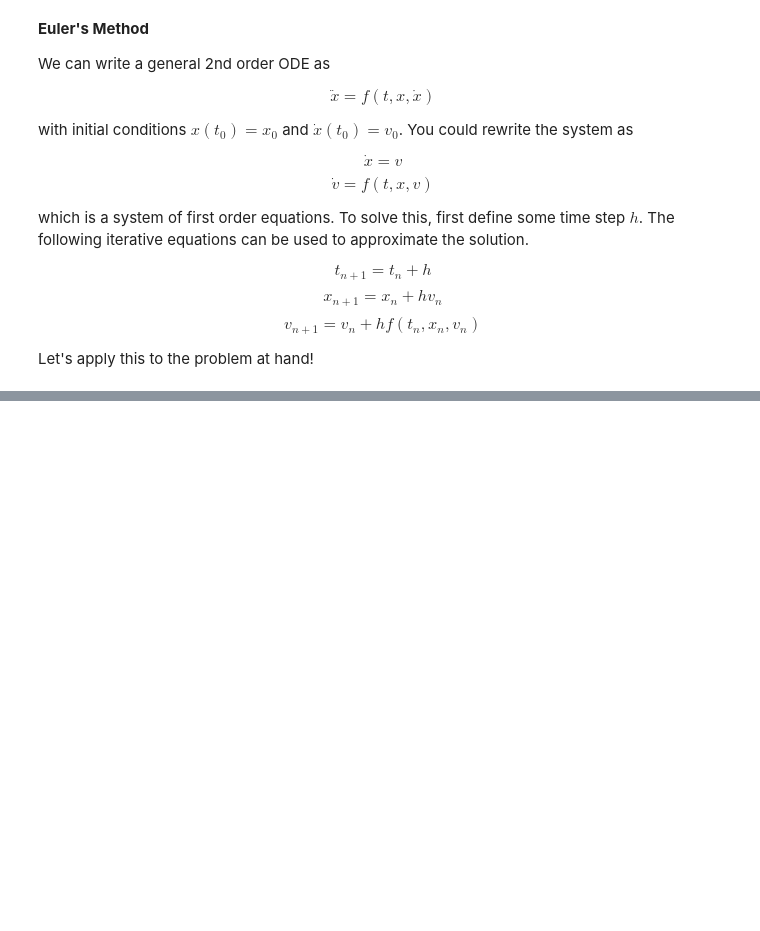
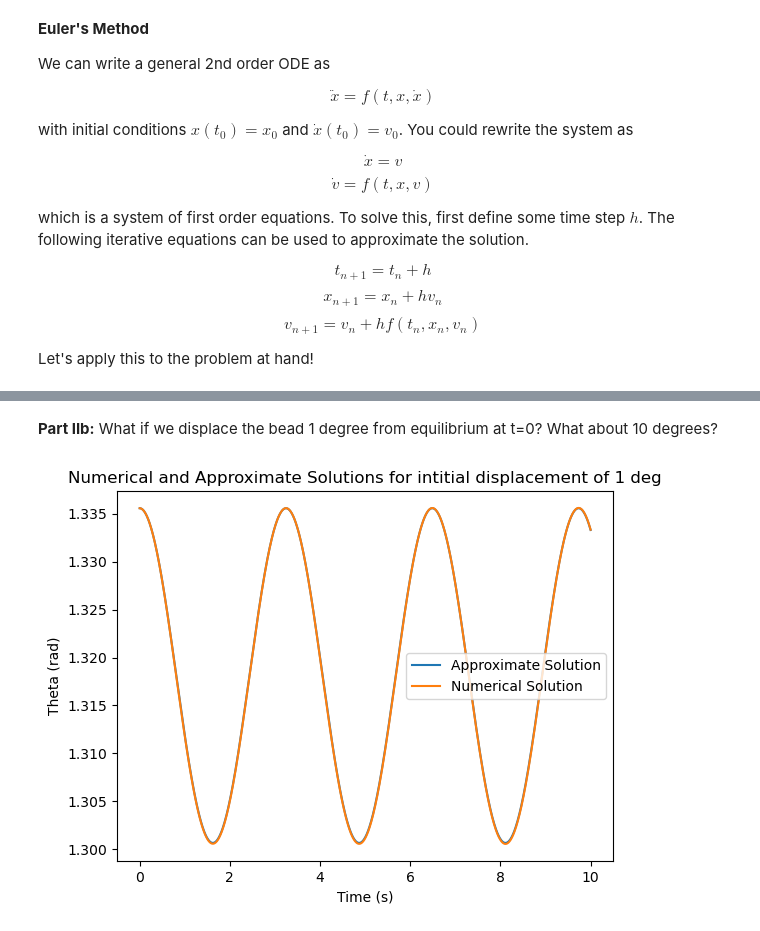
Before and after one commit to jakeb245/phys501, a Jupyter notebook: homework/ComputationAssignment.ipynb, the cells around one changed output, grey strips where cells are left out. Drawn from its saved outputs; the diff is of its cells as text; code cells hidden in the pictures; blank space fills up the shorter version.

Commit message:
Mostly finish assignment

```diff
--- a/homework/ComputationAssignment.ipynb
+++ b/homework/ComputationAssignment.ipynb
@@ -139,0 +170,39 @@ def approx(t):
+# %% [markdown]
+**Part IIb:** What if we displace the bead 1 degree from equilibrium at t=0? What about 10 degrees?
+# %%
+# We can use mostly the same code, so let's do that with a displacement of 1 degree
+
+# Numpy likes radians so convert
+disp = np.deg2rad(1)
+theta_0 = eq + disp
+
+theta = [theta_0]
+speed = [speed_0]
+time = [start]
+
+while time[-1] < stop:
+    it = iterate(time[-1], theta[-1], speed[-1], step)
+    time.append(it[0])
+    theta.append(it[1])
+    speed.append(it[2])
+
+def approx(t):
+    o_prime = np.sqrt(w**2-(g/(w*r))**2)
+    # Using the equilibrium and displacements defined at the beginning
+    return eq+disp*np.cos(o_prime*t)
+
+# Generate the arrays
+npoints = 1000
+t_approx = np.linspace(start, stop, npoints)
+theta_approx = approx(t_approx)
+
+fig = plt.figure()
+plt.plot(t_approx, theta_approx, label='Approximate Solution')
+plt.plot(time, theta, label='Numerical Solution')
+plt.xlabel('Time (s)')
+plt.ylabel('Theta (rad)')
+plt.title('Numerical and Approximate Solutions for intitial displacement of 1 deg')
+plt.legend()
+plt.show()
+# %% [output]
+[figure, added]
```
Also changed, not shown: parts of 8 cells of this notebook.
